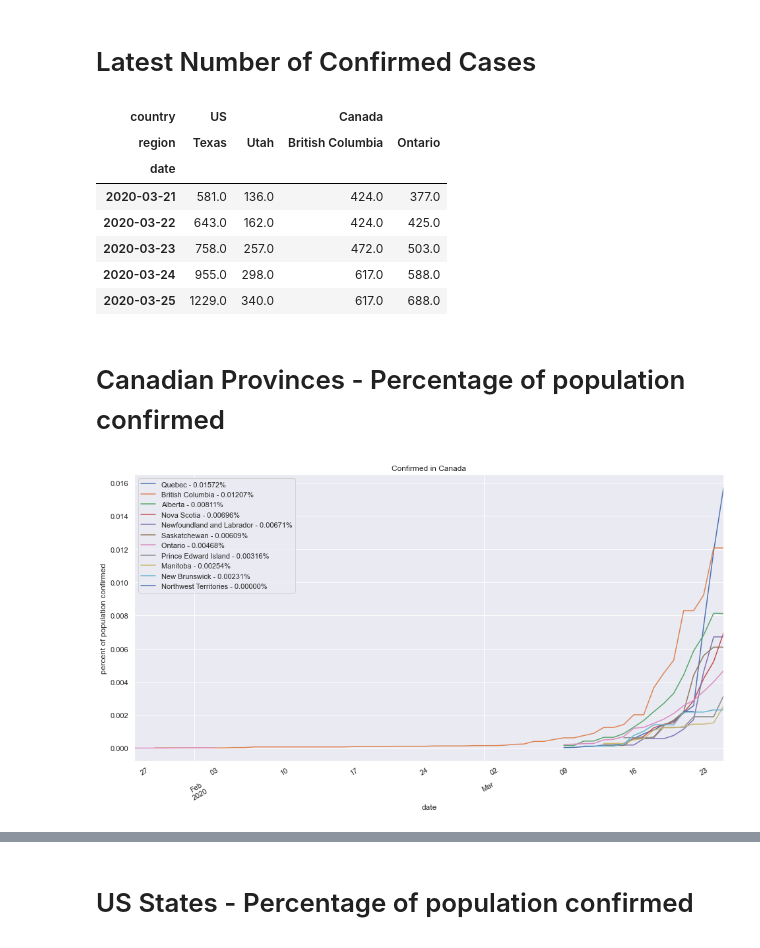
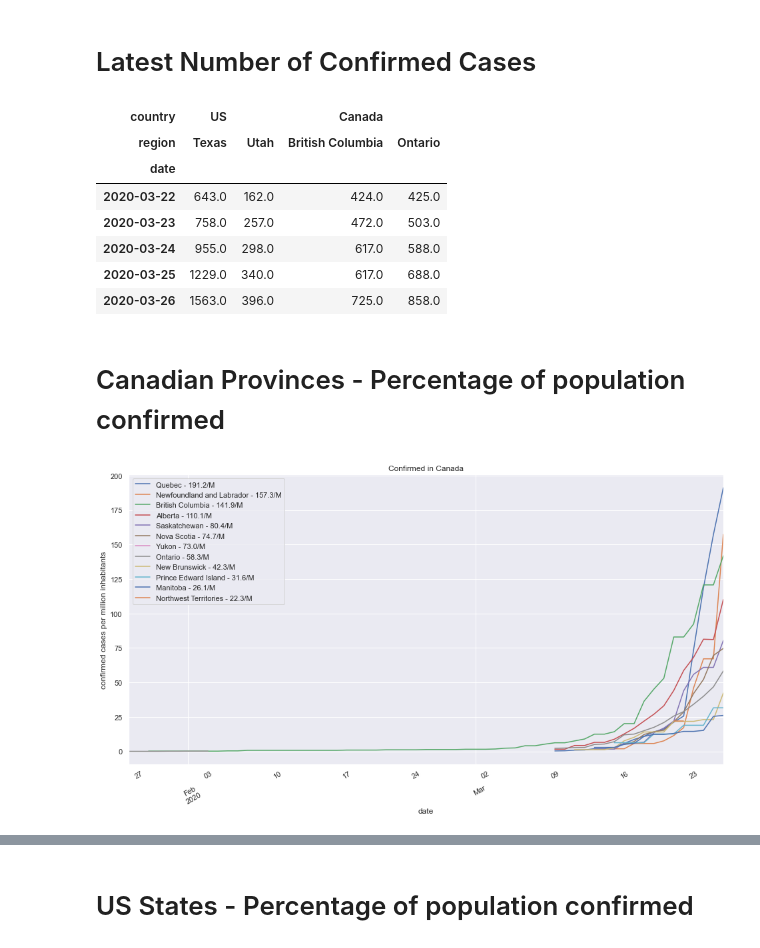
Before and after one commit to rrx/COVID-19, a Jupyter notebook: analysis.ipynb, the cells around one changed output, grey strips where cells are left out. Drawn from its saved outputs; the diff is of its cells as text; code cells hidden in the pictures.

```diff
--- a/analysis.ipynb
+++ b/analysis.ipynb
@@ -30,7 +30,7 @@ df['region'] = df['region'].fillna('')
 df = df.set_index(['country', 'region'])#, 'date'])
 df['date'] = df['date'].apply(pd.to_datetime)
 df = pd.merge(df, pop,  how='inner', left_on=['country', 'region'], right_on=['country', 'region'])
-df['ratio'] = df['Confirmed']/df['population'] * 100.0
+df['ratio'] = df['Confirmed']/df['population'] * 1000000.0
 df = df.fillna(0)
 df['Confirmed'] = df['Confirmed'].apply(int)
 df = df.reset_index()
@@ -57,31 +57,31 @@ pd.pivot_table(df, values='Confirmed', index=['date'],
 | country | US |  | Canada |  |
 | region | Texas | Utah | British Columbia | Ontario |
 | date |  |  |  |  |
-| 2020-03-21 | 581.0 | 136.0 | 424.0 | 377.0 |
 | 2020-03-22 | 643.0 | 162.0 | 424.0 | 425.0 |
 | 2020-03-23 | 758.0 | 257.0 | 472.0 | 503.0 |
 | 2020-03-24 | 955.0 | 298.0 | 617.0 | 588.0 |
 | 2020-03-25 | 1229.0 | 340.0 | 617.0 | 688.0 |
+| 2020-03-26 | 1563.0 | 396.0 | 725.0 | 858.0 |
 # %% [markdown]
 # Canadian Provinces - Percentage of population confirmed
 # %%
 canada = df.loc[df['country'] == 'Canada']
 canada = canada.drop(columns=['country'])
 
 canada = canada.set_index(['date', 'region'])['ratio'].unstack(level=-1)
 last_date = max(canada.index).date()
 x = pd.DataFrame(canada.loc[last_date].fillna(0).sort_values(ascending=False))
 canada = canada[x.index]
 
-labels = list(map(lambda x: "%s - %.5f%%" % x, zip(x.index, x[x.columns[0]].to_list())))
+labels = list(map(lambda x: "%s - %.1f/M" % x, zip(x.index, x[x.columns[0]].to_list())))
 
 ax = canada.plot(rot=30, figsize=(16,8), title='Confirmed in Canada')
 ax.set_xlabel("date")
-ax.set_ylabel("percent of population confirmed")
+ax.set_ylabel("confirmed cases per million inhabitants")
 ax.legend(labels)
 pass
 # %% [output]
-[figure, old version]
+[figure, new version]
 # %%
 canada.tail()
 # %% [output]
```
Also changed, not shown: parts of 9 cells of this notebook.
